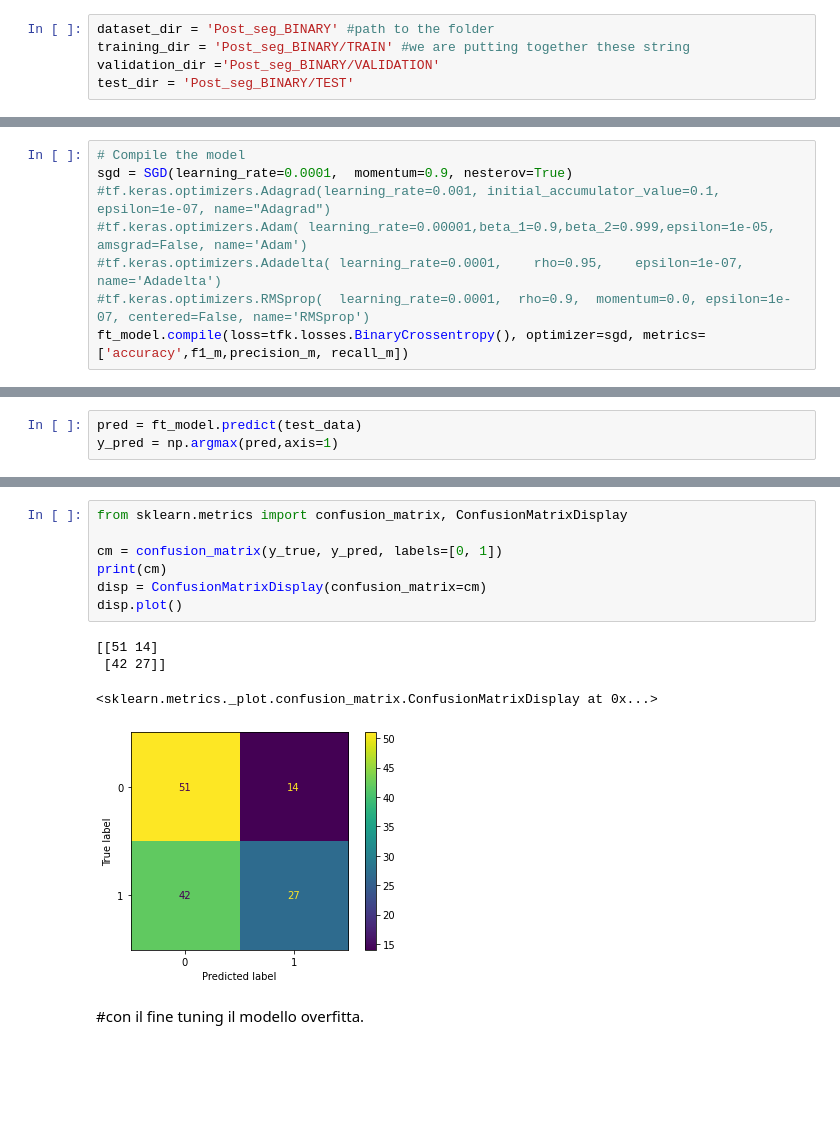
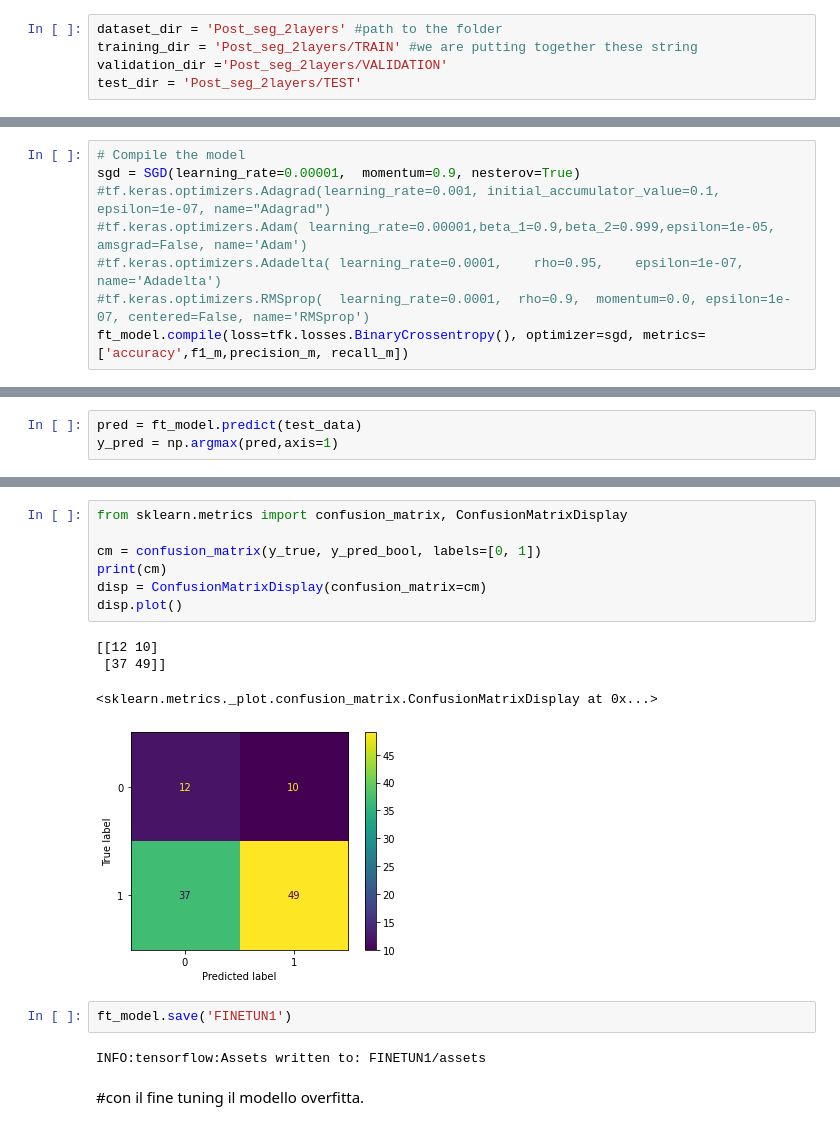
Before and after one commit to alice202122/Thesis, a Jupyter notebook: POSTseg_binary2LAYERDAATA.ipynb, the cells around one changed output, grey strips where cells are left out. Saved outputs shown, nothing was run; the diff lists cells and outputs as text; blank space fills up the shorter version.

Commit message:
improved results after gine tuning- 2LAYERS DATASET

```diff
--- a/POSTseg_binary2LAYERDAATA.ipynb
+++ b/POSTseg_binary2LAYERDAATA.ipynb
@@ -120,10 +120,10 @@ for folder in FOLDERS:
 # %% [markdown]
 #Main starting point
 # %%
-dataset_dir = 'Post_seg_BINARY' #path to the folder
-training_dir = 'Post_seg_BINARY/TRAIN' #we are putting together these string
-validation_dir ='Post_seg_BINARY/VALIDATION'
-test_dir = 'Post_seg_BINARY/TEST'
+dataset_dir = 'Post_seg_2layers' #path to the folder
+training_dir = 'Post_seg_2layers/TRAIN' #we are putting together these string
+validation_dir ='Post_seg_2layers/VALIDATION'
+test_dir = 'Post_seg_2layers/TEST'
 # %% [markdown]
 ##image data generator
 # %%
@@ -639,7 +640,7 @@ def f1_m(y_true, y_pred):
     return 2*((precision*recall)/(precision+recall+K.epsilon()))
 # %%
 # Compile the model
-sgd = SGD(learning_rate=0.0001,  momentum=0.9, nesterov=True)
+sgd = SGD(learning_rate=0.00001,  momentum=0.9, nesterov=True)
 #tf.keras.optimizers.Adagrad(learning_rate=0.001, initial_accumulator_value=0.1, epsilon=1e-07, name="Adagrad")
 #tf.keras.optimizers.Adam( learning_rate=0.00001,beta_1=0.9,beta_2=0.999,epsilon=1e-05, amsgrad=False, name='Adam')
 #tf.keras.optimizers.Adadelta( learning_rate=0.0001,    rho=0.95,    epsilon=1e-07,    name='Adadelta')
@@ -746,15 +744,19 @@ weighted avg       0.61      0.58      0.57       134
 # %%
 from sklearn.metrics import confusion_matrix, ConfusionMatrixDisplay
 
-cm = confusion_matrix(y_true, y_pred, labels=[0, 1])
+cm = confusion_matrix(y_true, y_pred_bool, labels=[0, 1])
 print(cm)
 disp = ConfusionMatrixDisplay(confusion_matrix=cm)
 disp.plot()
 # %% [output]
-[[51 14]
- [42 27]]
+[[12 10]
+ [37 49]]
 <sklearn.metrics._plot.confusion_matrix.ConfusionMatrixDisplay at 0x...>
-[figure, old version]
+[figure, new version]
+# %%
+ft_model.save('FINETUN1')
+# %% [output]
+INFO:tensorflow:Assets written to: FINETUN1/assets
 # %% [markdown]
 #con il fine tuning il modello overfitta.
 # %%
```
Also changed, not shown: parts of 34 cells of this notebook.
